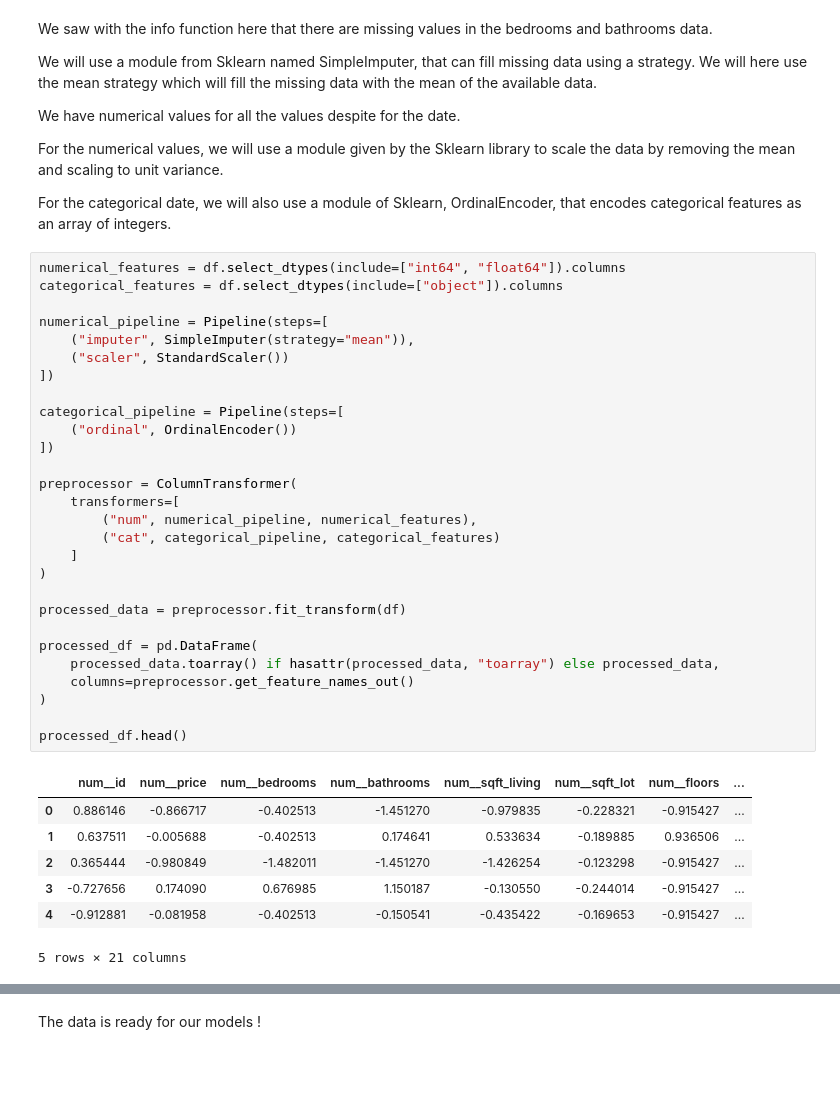
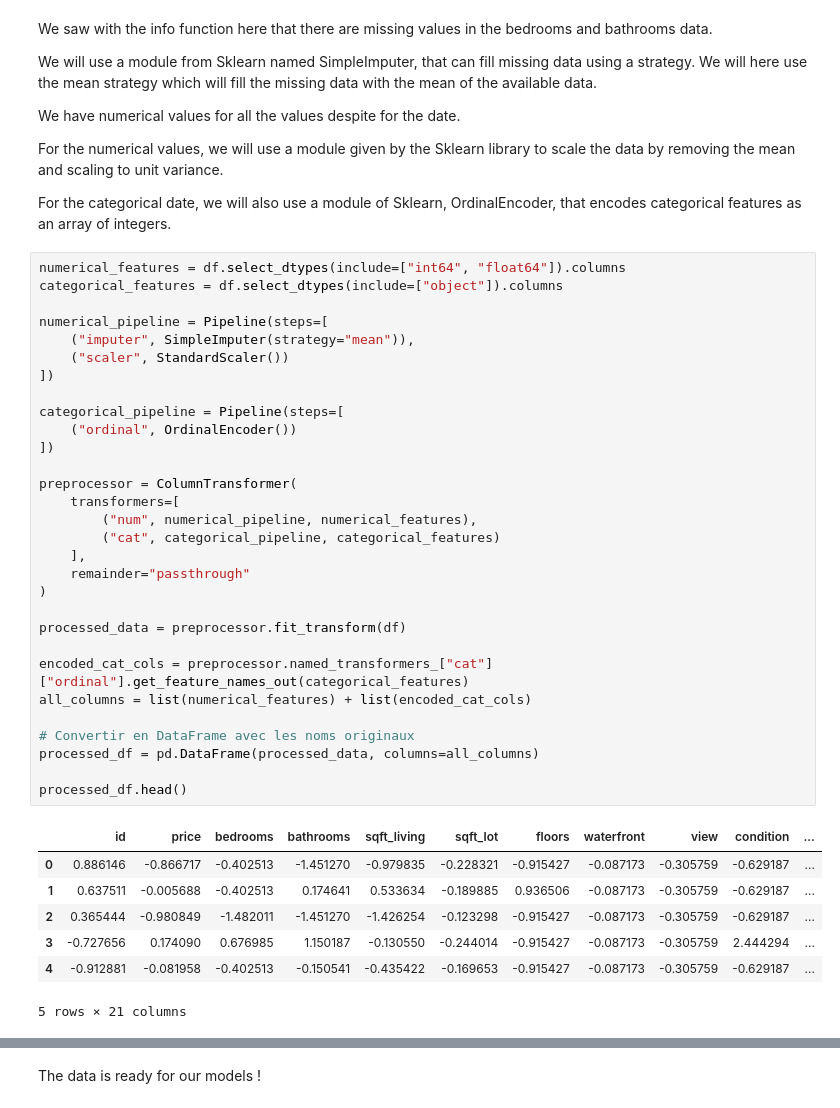
Before and after one commit to ThomasMrchl/machine-learning-algorithms, a Jupyter notebook: report.ipynb, the cells around one changed output, grey strips where cells are left out. Cells and saved outputs as stored; diff of their text form; blank space fills up the shorter version.

```diff
--- a/report.ipynb
+++ b/report.ipynb
@@ -65,38 +76,40 @@ For the categorical date, we will also use a module of Sklearn, OrdinalEncoder,
 # %%
 numerical_features = df.select_dtypes(include=["int64", "float64"]).columns
 categorical_features = df.select_dtypes(include=["object"]).columns
 
 numerical_pipeline = Pipeline(steps=[
     ("imputer", SimpleImputer(strategy="mean")),
     ("scaler", StandardScaler())
 ])
 
 categorical_pipeline = Pipeline(steps=[
     ("ordinal", OrdinalEncoder())
 ])
 
 preprocessor = ColumnTransformer(
     transformers=[
         ("num", numerical_pipeline, numerical_features),
         ("cat", categorical_pipeline, categorical_features)
-    ]
+    ],
+    remainder="passthrough"
 )
 
 processed_data = preprocessor.fit_transform(df)
 
-processed_df = pd.DataFrame(
-    processed_data.toarray() if hasattr(processed_data, "toarray") else processed_data,
-    columns=preprocessor.get_feature_names_out()
-)
+encoded_cat_cols = preprocessor.named_transformers_["cat"]["ordinal"].get_feature_names_out(categorical_features)
+all_columns = list(numerical_features) + list(encoded_cat_cols)
+
+# Convertir en DataFrame avec les noms originaux
+processed_df = pd.DataFrame(processed_data, columns=all_columns)
 
 processed_df.head()
 # %% [output]
-|  | num__id | num__price | num__bedrooms | num__bathrooms | num__sqft_living | num__sqft_lot | num__floors | ... |
-| 0 | 0.886146 | -0.866717 | -0.402513 | -1.451270 | -0.979835 | -0.228321 | -0.915427 | ... |
-| 1 | 0.637511 | -0.005688 | -0.402513 | 0.174641 | 0.533634 | -0.189885 | 0.936506 | ... |
-| 2 | 0.365444 | -0.980849 | -1.482011 | -1.451270 | -1.426254 | -0.123298 | -0.915427 | ... |
-| 3 | -0.727656 | 0.174090 | 0.676985 | 1.150187 | -0.130550 | -0.244014 | -0.915427 | ... |
-| 4 | -0.912881 | -0.081958 | -0.402513 | -0.150541 | -0.435422 | -0.169653 | -0.915427 | ... |
+|  | id | price | bedrooms | bathrooms | sqft_living | sqft_lot | floors | waterfront | view | condition | ... |
+| 0 | 0.886146 | -0.866717 | -0.402513 | -1.451270 | -0.979835 | -0.228321 | -0.915427 | -0.087173 | -0.305759 | -0.629187 | ... |
+| 1 | 0.637511 | -0.005688 | -0.402513 | 0.174641 | 0.533634 | -0.189885 | 0.936506 | -0.087173 | -0.305759 | -0.629187 | ... |
+| 2 | 0.365444 | -0.980849 | -1.482011 | -1.451270 | -1.426254 | -0.123298 | -0.915427 | -0.087173 | -0.305759 | -0.629187 | ... |
+| 3 | -0.727656 | 0.174090 | 0.676985 | 1.150187 | -0.130550 | -0.244014 | -0.915427 | -0.087173 | -0.305759 | 2.444294 | ... |
+| 4 | -0.912881 | -0.081958 | -0.402513 | -0.150541 | -0.435422 | -0.169653 | -0.915427 | -0.087173 | -0.305759 | -0.629187 | ... |
 5 rows × 21 columns
 # %%
 processed_df.info()
```
Also changed, not shown: parts of 22 cells of this notebook.
